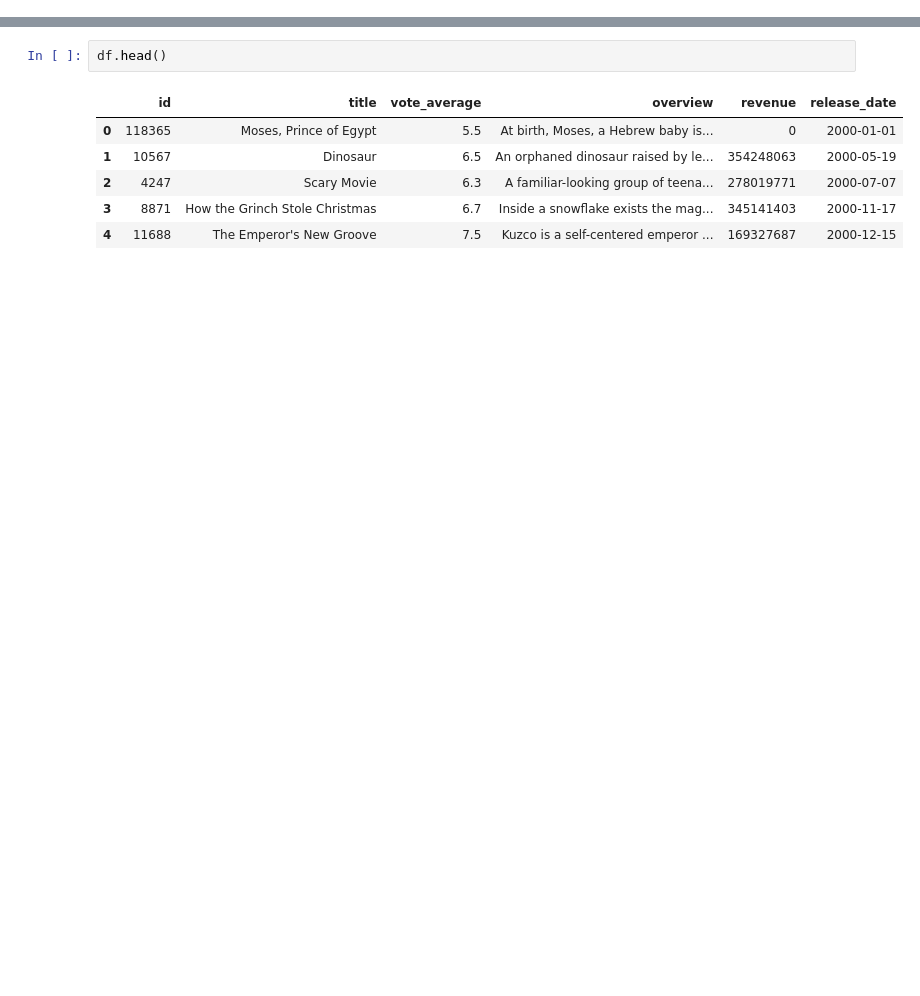
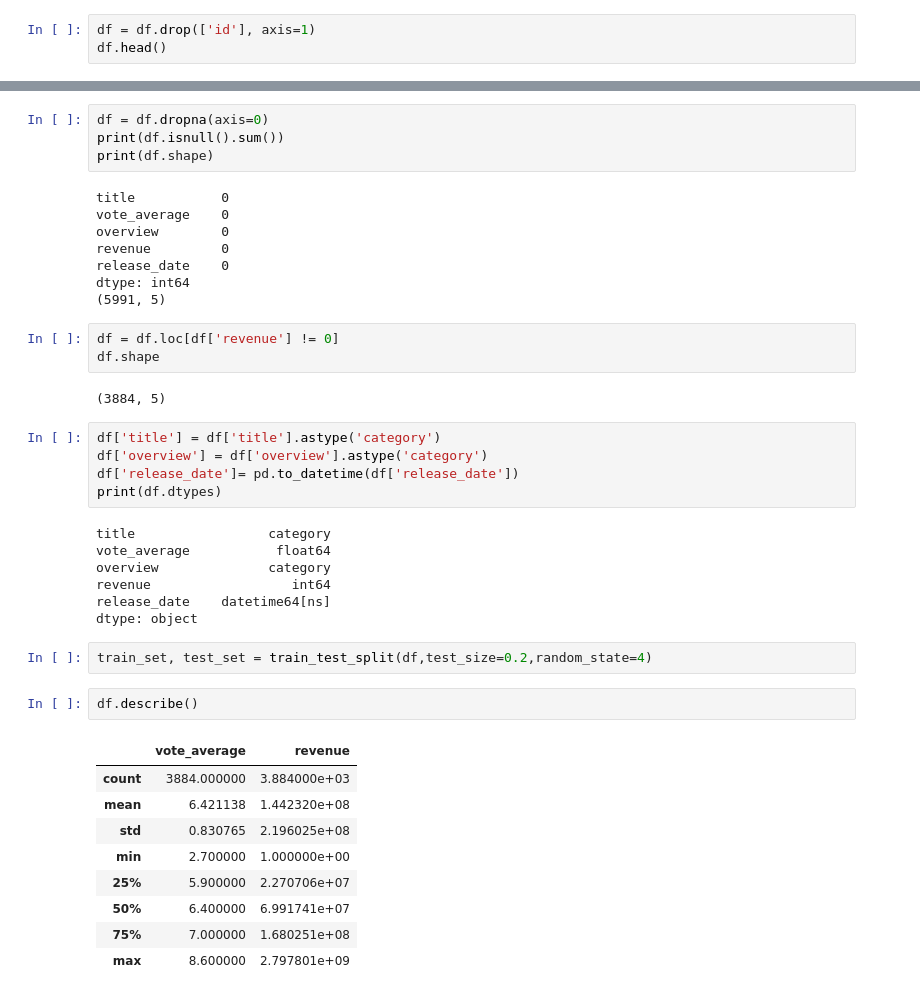
Before and after one commit to lasya1125/COMP562FinalProject, a Jupyter notebook: Modeling.ipynb, the cells around one changed output, grey strips where cells are left out. Saved outputs shown, nothing was run; the diff lists cells and outputs as text; blank space fills up the shorter version.

```diff
--- a/Modeling.ipynb
+++ b/Modeling.ipynb
@@ -6,0 +19,3 @@ df = pd.read_csv('movies.csv')
+# %%
+df = df.drop(['id'], axis=1)
+df.head()
@@ -7,9 +40,43 @@ df = pd.read_csv('movies.csv')
+# %%
+df = df.dropna(axis=0)
+print(df.isnull().sum())
+print(df.shape)
+# %% [output]
+title           0
+vote_average    0
+overview        0
+revenue         0
+release_date    0
+dtype: int64
+(5991, 5)
+# %%
+df = df.loc[df['revenue'] != 0]
+df.shape
+# %% [output]
+(3884, 5)
+# %%
+df['title'] = df['title'].astype('category')
+df['overview'] = df['overview'].astype('category')
+df['release_date']= pd.to_datetime(df['release_date'])
+print(df.dtypes)
+# %% [output]
+title                 category
+vote_average           float64
+overview              category
+revenue                  int64
+release_date    datetime64[ns]
+dtype: object
+# %%
+train_set, test_set = train_test_split(df,test_size=0.2,random_state=4)
 # %%
-df.head()
+df.describe()
 # %% [output]
-|  | id | title | vote_average | overview | revenue | release_date |
-| 0 | 118365 | Moses, Prince of Egypt | 5.5 | At birth, Moses, a Hebrew baby is... | 0 | 2000-01-01 |
-| 1 | 10567 | Dinosaur | 6.5 | An orphaned dinosaur raised by le... | 354248063 | 2000-05-19 |
-| 2 | 4247 | Scary Movie | 6.3 | A familiar-looking group of teena... | 278019771 | 2000-07-07 |
-| 3 | 8871 | How the Grinch Stole Christmas | 6.7 | Inside a snowflake exists the mag... | 345141403 | 2000-11-17 |
-| 4 | 11688 | The Emperor's New Groove | 7.5 | Kuzco is a self-centered emperor ... | 169327687 | 2000-12-15 |
+|  | vote_average | revenue |
+| count | 3884.000000 | 3.884000e+03 |
+| mean | 6.421138 | 1.442320e+08 |
+| std | 0.830765 | 2.196025e+08 |
+| min | 2.700000 | 1.000000e+00 |
+| 25% | 5.900000 | 2.270706e+07 |
+| 50% | 6.400000 | 6.991741e+07 |
+| 75% | 7.000000 | 1.680251e+08 |
+| max | 8.600000 | 2.797801e+09 |
```
Also changed, not shown: parts of 7 cells of this notebook.
